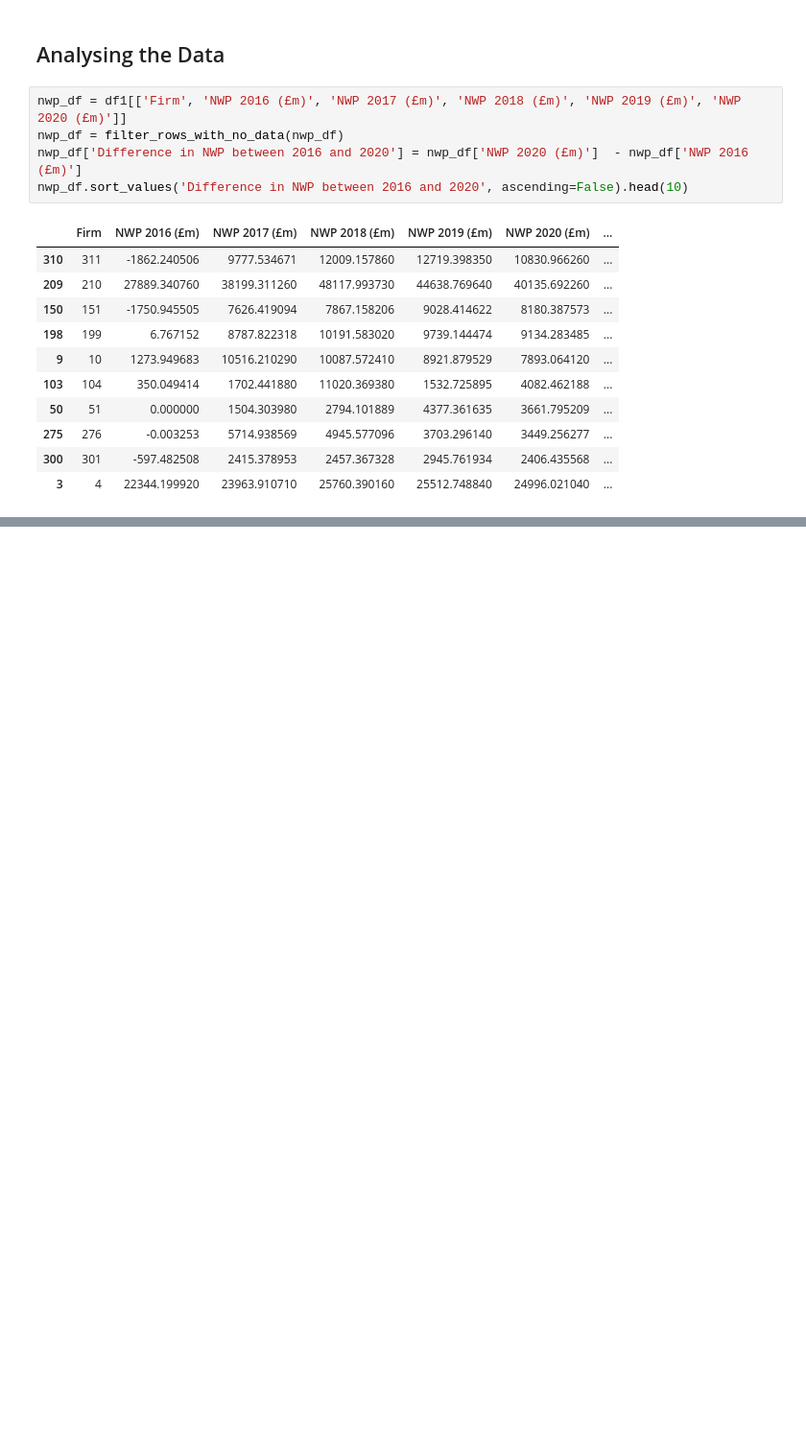
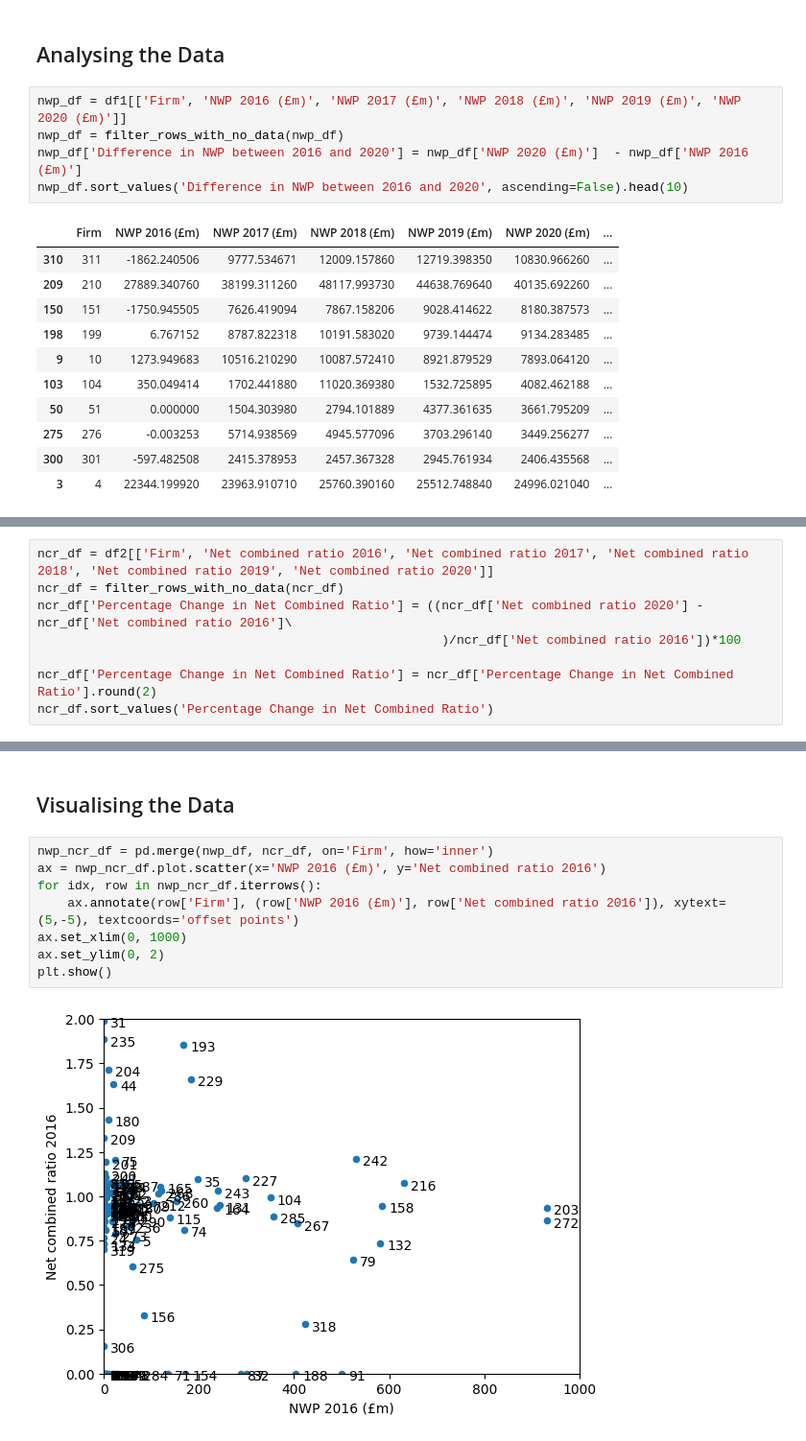
Before and after one commit to JackCT1/insurance-firm-analysis-report, a Jupyter notebook: report.ipynb, the cells around one changed output, grey strips where cells are left out. Shown at 96% size. Drawn from its saved outputs; the diff is of its cells as text; blank space fills up the shorter version.

Commit message:
ncr vs nwp 2016 scatter graph produced

```diff
--- a/report.ipynb
+++ b/report.ipynb
@@ -118,3 +162,11 @@ scr_coverage_ratio_df.sort_values('Percentage Increase in SCR coverage ratio bet
 | 270 | 271 | 2.940406 | 3.263733 | 6.830044 | 10.157046 | ... |
 | 246 | 247 | 2.681593 | 6.110359 | 9.003063 | 9.560111 | ... |
 | 189 | 190 | 5.943708 | 7.432706 | 14.135486 | 16.765819 | ... |
+# %%
+ncr_df = df2[['Firm', 'Net combined ratio 2016', 'Net combined ratio 2017', 'Net combined ratio 2018', 'Net combined ratio 2019', 'Net combined ratio 2020']]
+ncr_df = filter_rows_with_no_data(ncr_df)
+ncr_df['Percentage Change in Net Combined Ratio'] = ((ncr_df['Net combined ratio 2020'] - ncr_df['Net combined ratio 2016']\
+                                                      )/ncr_df['Net combined ratio 2016'])*100
+
+ncr_df['Percentage Change in Net Combined Ratio'] = ncr_df['Percentage Change in Net Combined Ratio'].round(2)
+ncr_df.sort_values('Percentage Change in Net Combined Ratio')
@@ -160,0 +191,12 @@ memory usage: 87.0+ KB
+# %% [markdown]
+## Visualising the Data
+# %%
+nwp_ncr_df = pd.merge(nwp_df, ncr_df, on='Firm', how='inner')
+ax = nwp_ncr_df.plot.scatter(x='NWP 2016 (£m)', y='Net combined ratio 2016')
+for idx, row in nwp_ncr_df.iterrows():
+    ax.annotate(row['Firm'], (row['NWP 2016 (£m)'], row['Net combined ratio 2016']), xytext=(5,-5), textcoords='offset points')
+ax.set_xlim(0, 1000)
+ax.set_ylim(0, 2)
+plt.show()
+# %% [output]
+[figure, added]
```
Also changed, not shown: parts of 8 cells of this notebook.
